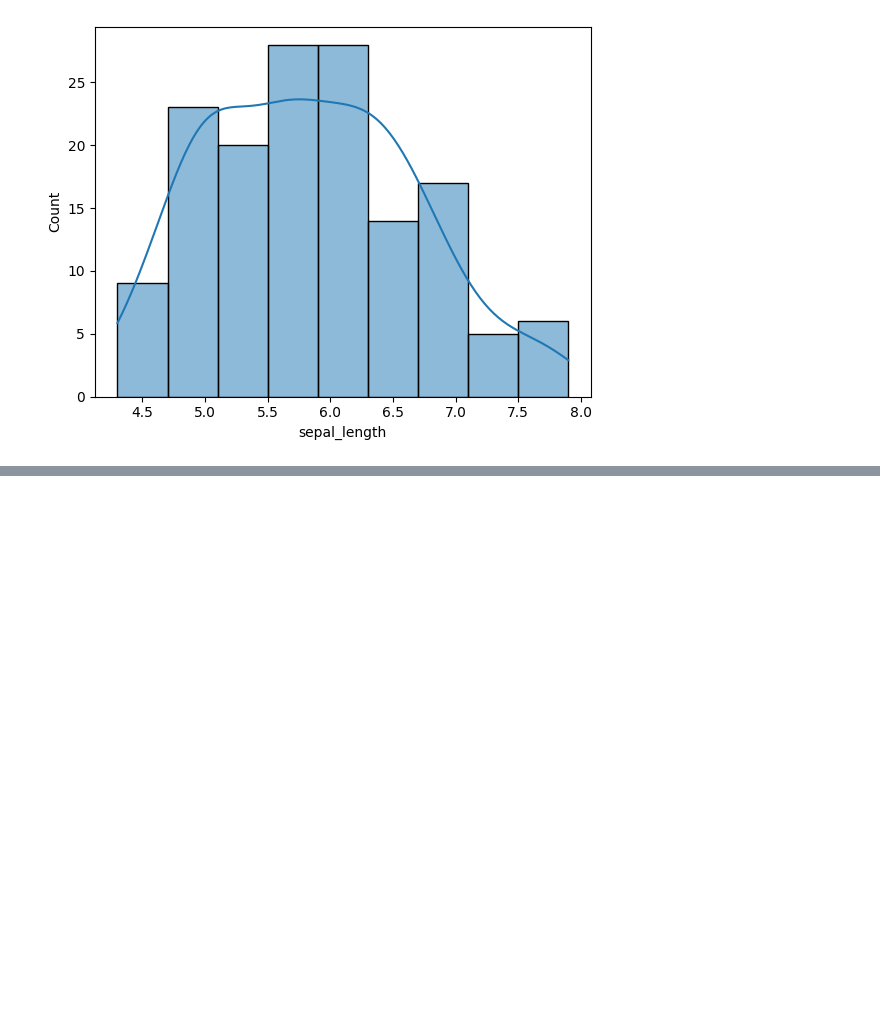
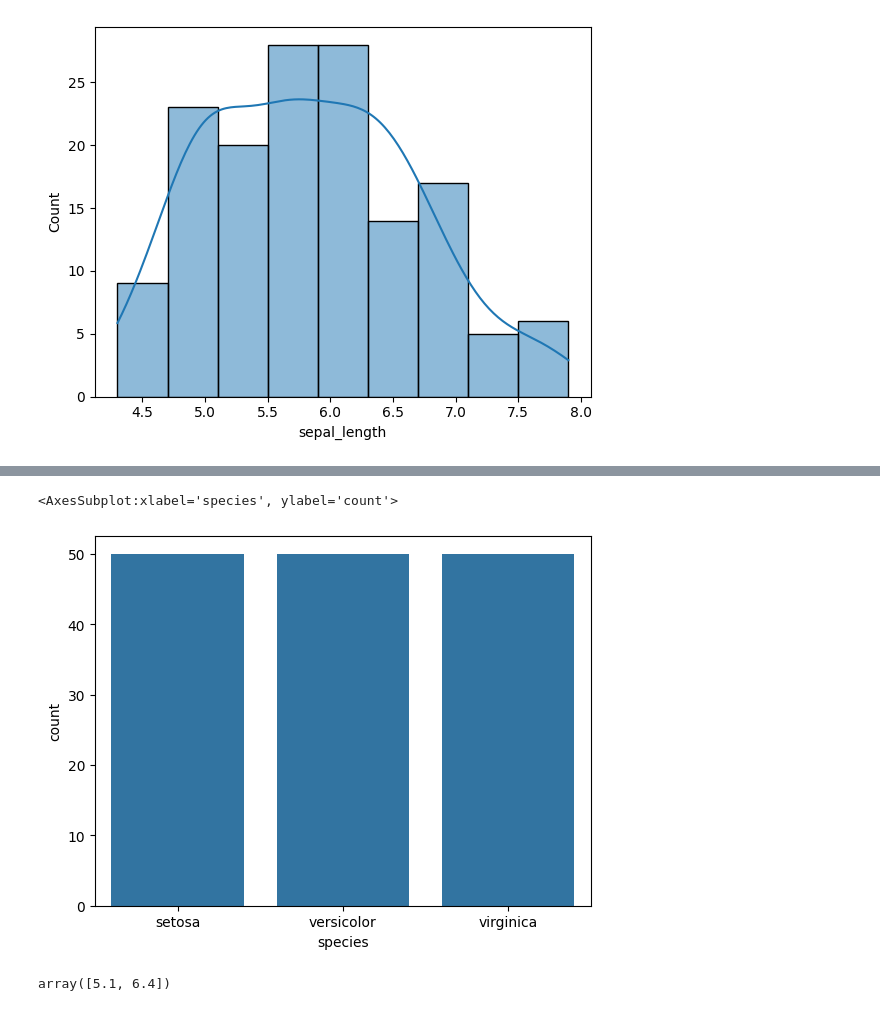
Before and after one commit to bhandariarun/365-365-days, a Jupyter notebook: March/statistics.ipynb, the cells around one changed output, grey strips where cells are left out. Cells and saved outputs as stored; diff of their text form; code cells hidden in the pictures; blank space fills up the shorter version.

```diff
--- a/March/Data_science.ipynb
+++ b/March/statistics.ipynb
@@ -54,0 +75,9 @@ sns.histplot(df_iris['sepal_length'], kde=True)
+# %%
+sns.countplot(x=df_iris['species'])
+# %% [output]
+<AxesSubplot:xlabel='species', ylabel='count'>
+[figure, added]
+# %%
+np.percentile(df_iris['sepal_length'],[25, 75])
+# %% [output]
+array([5.1, 6.4])
```
Also changed, not shown: parts of 2 cells of this notebook.
